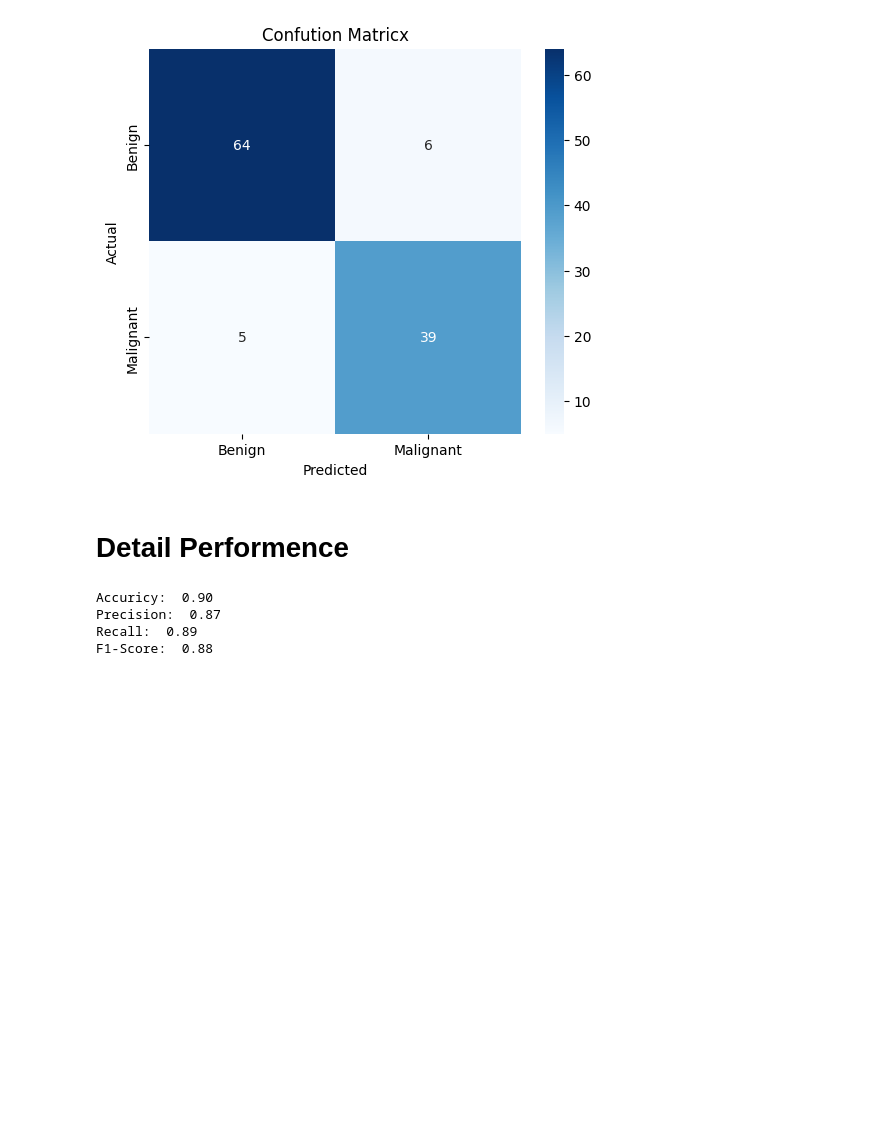
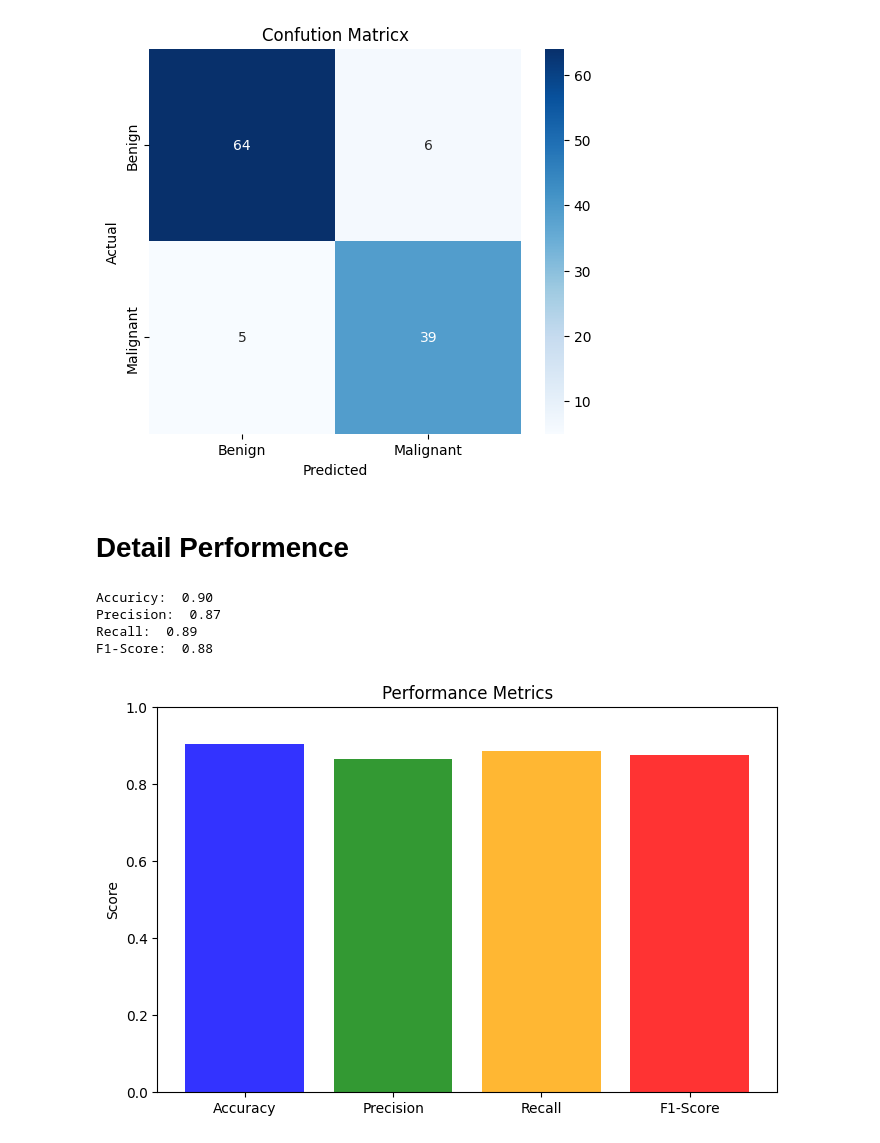
Before and after one commit to Nakib-Nasrullah/Research-Skill, a Jupyter notebook: Introdection_to_Machine_Learning_8.ipynb, the cells around one changed output. Cells and saved outputs as stored; diff of their text form; code cells hidden in the pictures; blank space fills up the shorter version.

```diff
--- a/Introdection_to_Machine_Learning_8.ipynb
+++ b/Introdection_to_Machine_Learning_8.ipynb
@@ -181,3 +181,15 @@ Accuricy:  0.90
 Precision:  0.87
 Recall:  0.89
 F1-Score:  0.88
+# %%
+# simple bar chart
+plt.figure(figsize=(8,5))
+metrics = ['Accuracy', 'Precision', 'Recall', 'F1-Score']
+values = [accuracy, precision, recall, f1]
+plt.bar(metrics, values, color=['blue', 'green', 'orange', 'red'], alpha=0.8)
+plt.ylim(0, 1)
+plt.title('Performance Metrics')
+plt.ylabel('Score')
+plt.show()
+# %% [output]
+[figure, added]
```
